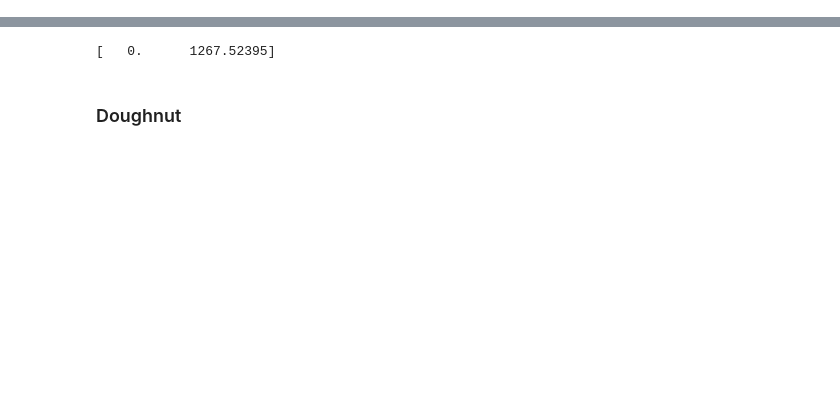
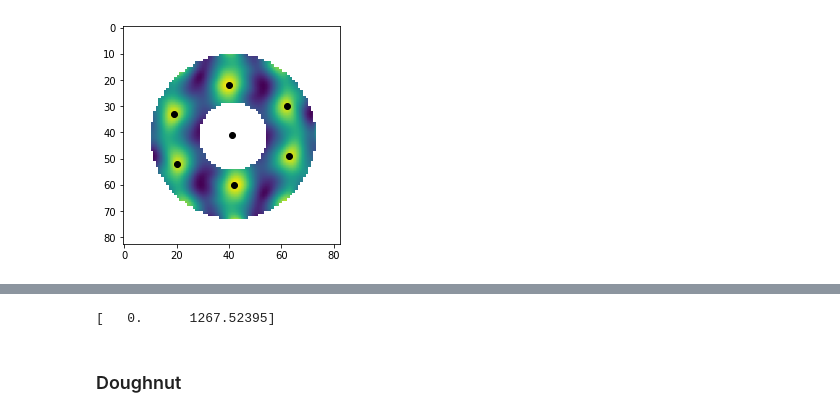
Before and after one commit to kevin-allen/spikeA, a Jupyter notebook: docs_notebooks/gridscore_doughnut.ipynb, the cells around one changed output, grey strips where cells are left out. Saved outputs shown, nothing was run; the diff lists cells and outputs as text; code cells hidden in the pictures; blank space fills up the shorter version.

```diff
--- a/docs_notebooks/gridscore_doughnut.ipynb
+++ b/docs_notebooks/gridscore_doughnut.ipynb
@@ -69,0 +91,12 @@ Loading original pose from /adata/electro/bt0975/bt0975-28092021-0105/bt0975-280
+# %%
+plt.imshow(cg.neuron_list[2].spatial_properties.doughnut)
+
+points_inside_dougnut = cg.neuron_list[2].spatial_properties.points_inside_dougnut
+for x,y in points_inside_dougnut:
+    plt.scatter(x,y, color='black')
+
+if (len(points_inside_dougnut) != 7):
+    print("ERROR !")
+    raise()
+# %% [output]
+[figure, added]
```
Also changed, not shown: parts of 20 cells of this notebook, 3 other files.
